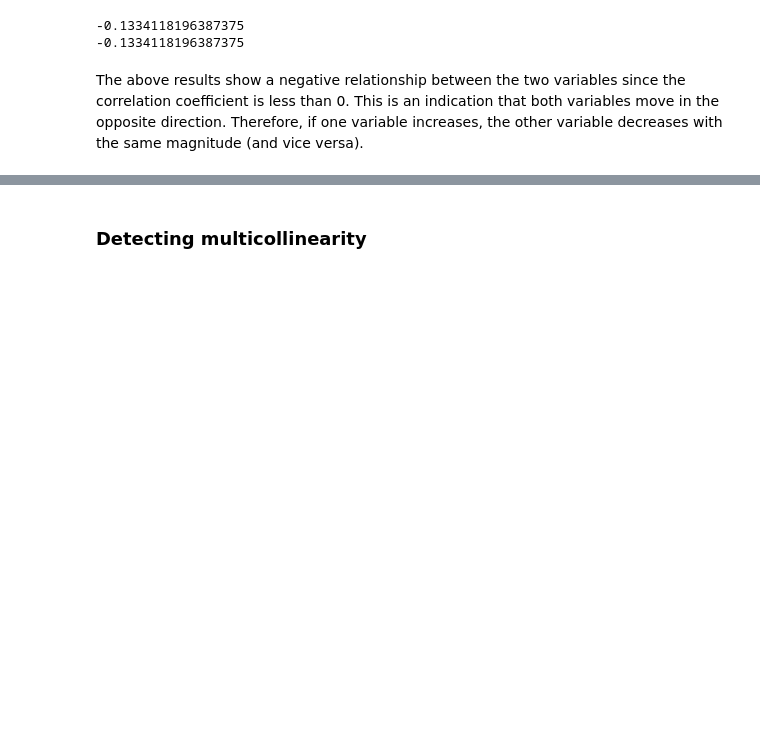
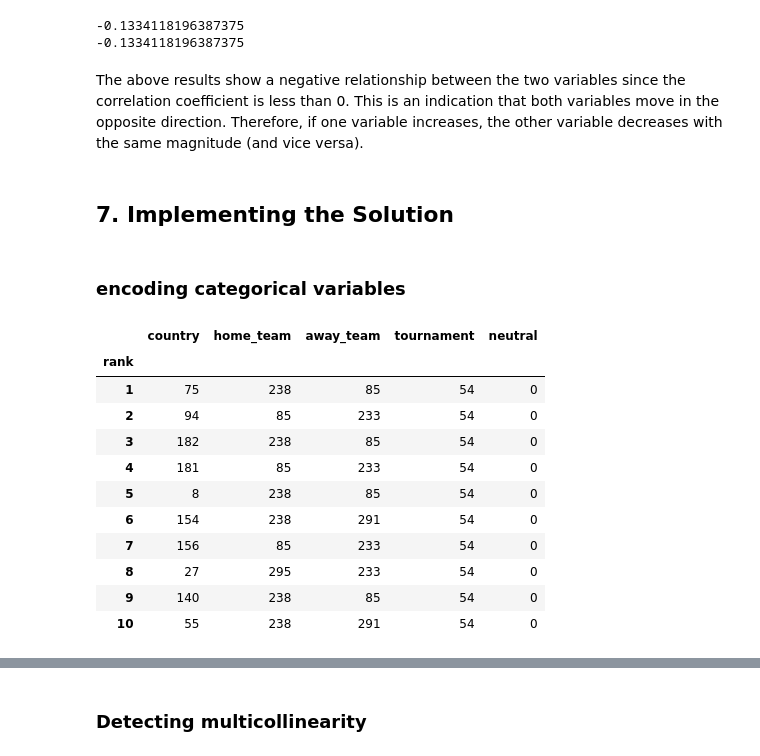
Before and after one commit to whiteroserobot/Mchezopesa-Ltd-football-prediction, a Jupyter notebook: ipweek 6.ipynb, the cells around one changed output, grey strips where cells are left out. Drawn from its saved outputs; the diff is of its cells as text; code cells hidden in the pictures; blank space fills up the shorter version.

```diff
--- a/ipweek 6.ipynb
+++ b/ipweek 6.ipynb
@@ -562,3 +566,7 @@ print(coeff)
 -0.1334118196387375
 # %% [markdown]
 The above results show a negative relationship between the two variables since the correlation coefficient is less than 0. This is an indication that both variables move in the opposite direction. Therefore, if one variable increases, the other variable decreases with the same magnitude (and vice versa).
+# %% [markdown]
+## 7. Implementing the Solution
+# %% [markdown]
+### encoding categorical variables
@@ -564,0 +585,18 @@ The above results show a negative relationship between the two variables since t
+# %%
+# apply le on categorical feature columns
+foota[categorical_cols] = foota[categorical_cols].apply(lambda col: le.fit_transform(col))
+
+foota[categorical_cols].head(10)
+# %% [output]
+|  | country | home_team | away_team | tournament | neutral |
+| rank |  |  |  |  |  |
+| 1 | 75 | 238 | 85 | 54 | 0 |
+| 2 | 94 | 85 | 233 | 54 | 0 |
+| 3 | 182 | 238 | 85 | 54 | 0 |
+| 4 | 181 | 85 | 233 | 54 | 0 |
+| 5 | 8 | 238 | 85 | 54 | 0 |
+| 6 | 154 | 238 | 291 | 54 | 0 |
+| 7 | 156 | 85 | 233 | 54 | 0 |
+| 8 | 27 | 295 | 233 | 54 | 0 |
+| 9 | 140 | 238 | 85 | 54 | 0 |
+| 10 | 55 | 238 | 291 | 54 | 0 |
```
Also changed, not shown: parts of 31 cells of this notebook.
